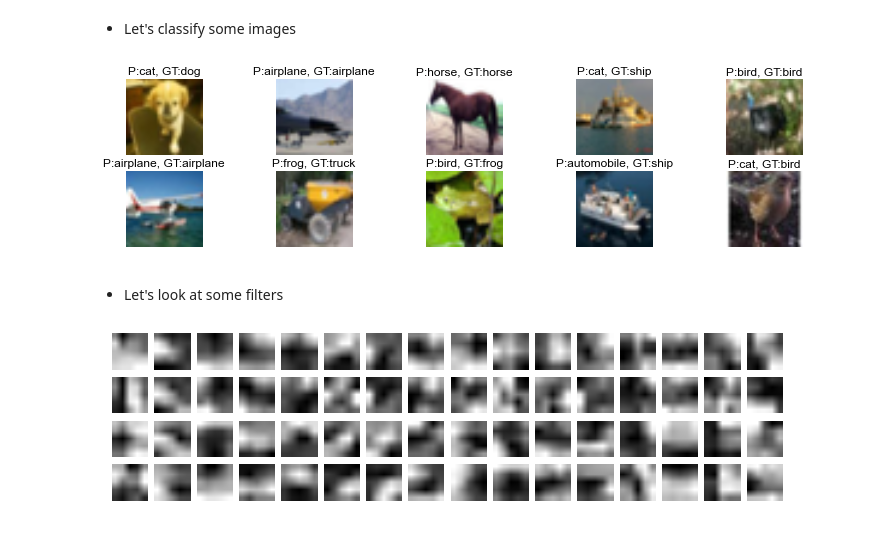
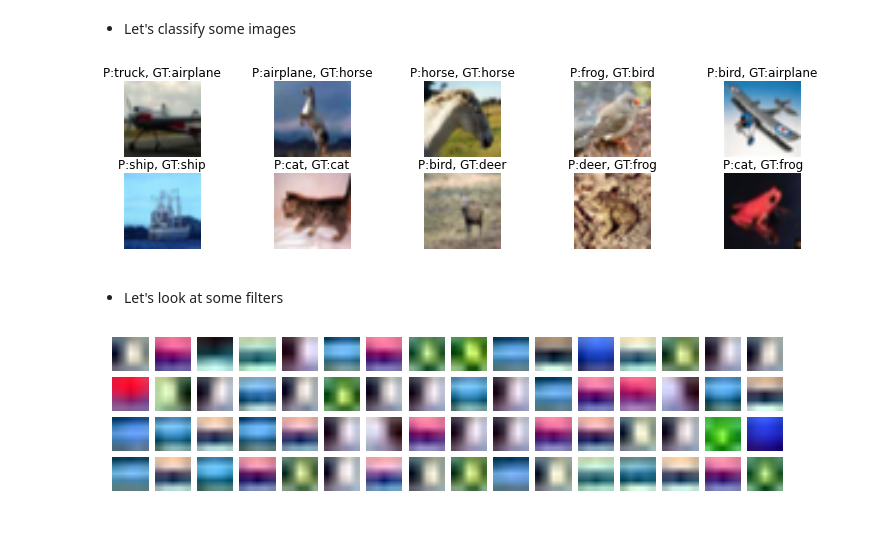
Before and after one commit to keveman/tensorflow-tutorial, a Jupyter notebook: CIFAR10 Tutorial.ipynb, the cells around one changed output. Drawn from its saved outputs; the diff is of its cells as text; code cells hidden in the pictures.

```diff
--- a/CIFAR10 Tutorial.ipynb
+++ b/CIFAR10 Tutorial.ipynb
@@ -73,7 +73,7 @@ def get_mini_batch(bytes, batch_size):
 # %% [markdown]
 * Let's look at the images
 # %%
-images, labels =  get_mini_batch(data_as_tensor(0, 10), 10)
+images, labels =  get_mini_batch(data_as_tensor(random.randint(5), 10), 10)
 fig = figure(figsize = (7, 3.5))
 for i in range(10):
   image, label = images[i], labels[i]
@@ -99,7 +99,7 @@ def distort(image):
 # %% [markdown]
 * Let's look at the images again
 # %%
-images, _ =  get_mini_batch(data_as_tensor(0, 5), 5)
+images, _ =  get_mini_batch(data_as_tensor(random.randint(5), 5), 5)
 figsize(7, 6)
 for i in range(5):
   subplot(5, 6, i*6+1)
@@ -391,16 +391,14 @@ def classify():
 # %%
 classify()
 # %% [output]
-[figure, old version]
+[figure, new version]
 # %% [markdown]
 * Let's look at some filters
 # %%
-conv2_weights = vars['conv2_weights'].eval()
-figsize(12, 3.0)
-gray()
-for i in range(4):
-  for j in range(16):
-    subplot(4, 16, i*16+j)
-    myshow(conv2_weights[:, :, i, j], aspect='auto')
+conv1_weights = vars['conv1_weights'].eval()
+figsize(12, 2.75)
+for i in range(64):
+  subplot(4, 16, i)
+  myshow(conv1_weights[:, :, :, i], aspect='auto')
 # %% [output]
-[figure, old version]
+[figure, new version]
```
Also changed, not shown: parts of 9 cells of this notebook.
